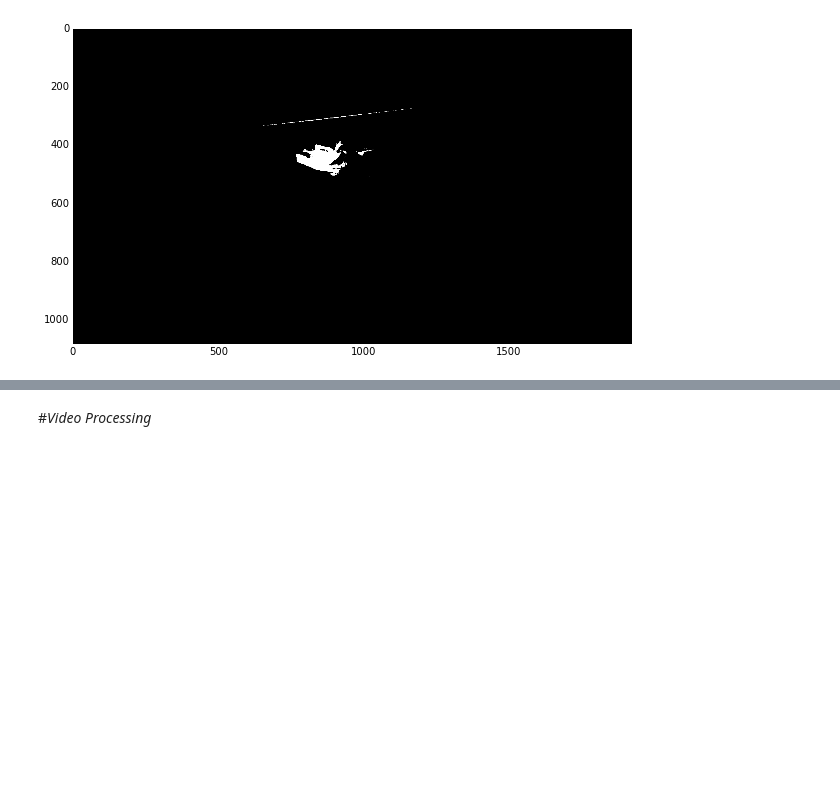
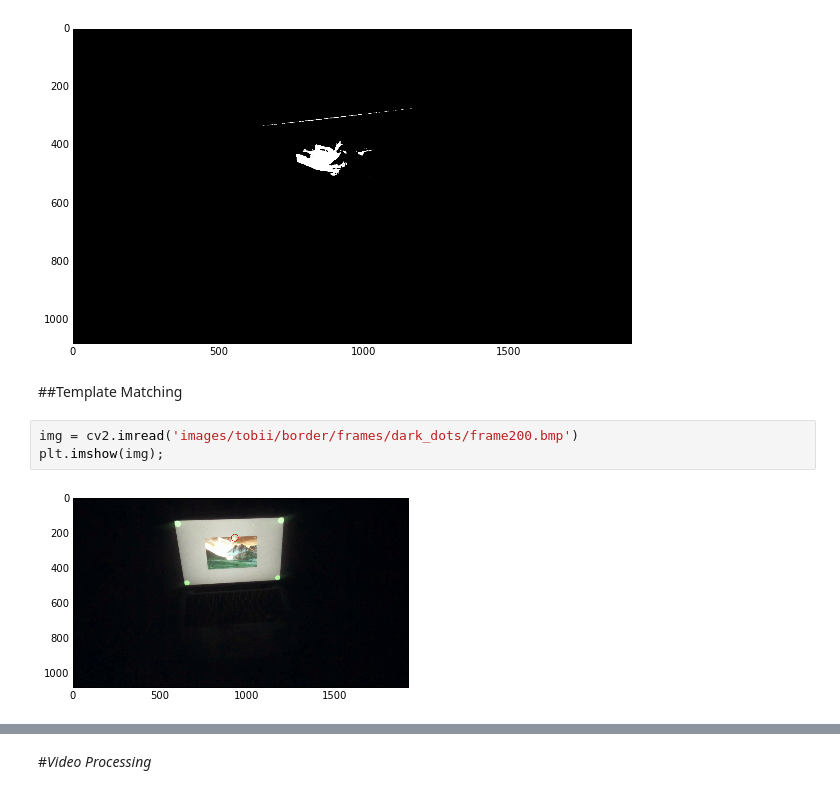
Before and after one commit to pearsonlab/cv-testing, a Jupyter notebook: find-screen.ipynb, the cells around one changed output, grey strips where cells are left out. Drawn from its saved outputs; the diff is of its cells as text; blank space fills up the shorter version.

Commit message:
Initial template matching attempts

```diff
--- a/find-screen.ipynb
+++ b/find-screen.ipynb
@@ -168,3 +169,10 @@ plt.figure(figsize=(10,10))
 plt.imshow(bw_img, cmap='gray');
 # %% [output]
 [figure]
+# %% [markdown]
+##Template Matching
+# %%
+img = cv2.imread('images/tobii/border/frames/dark_dots/frame200.bmp')
+plt.imshow(img);
+# %% [output]
+[figure, added]
```
Also changed, not shown: parts of 7 cells of this notebook.
